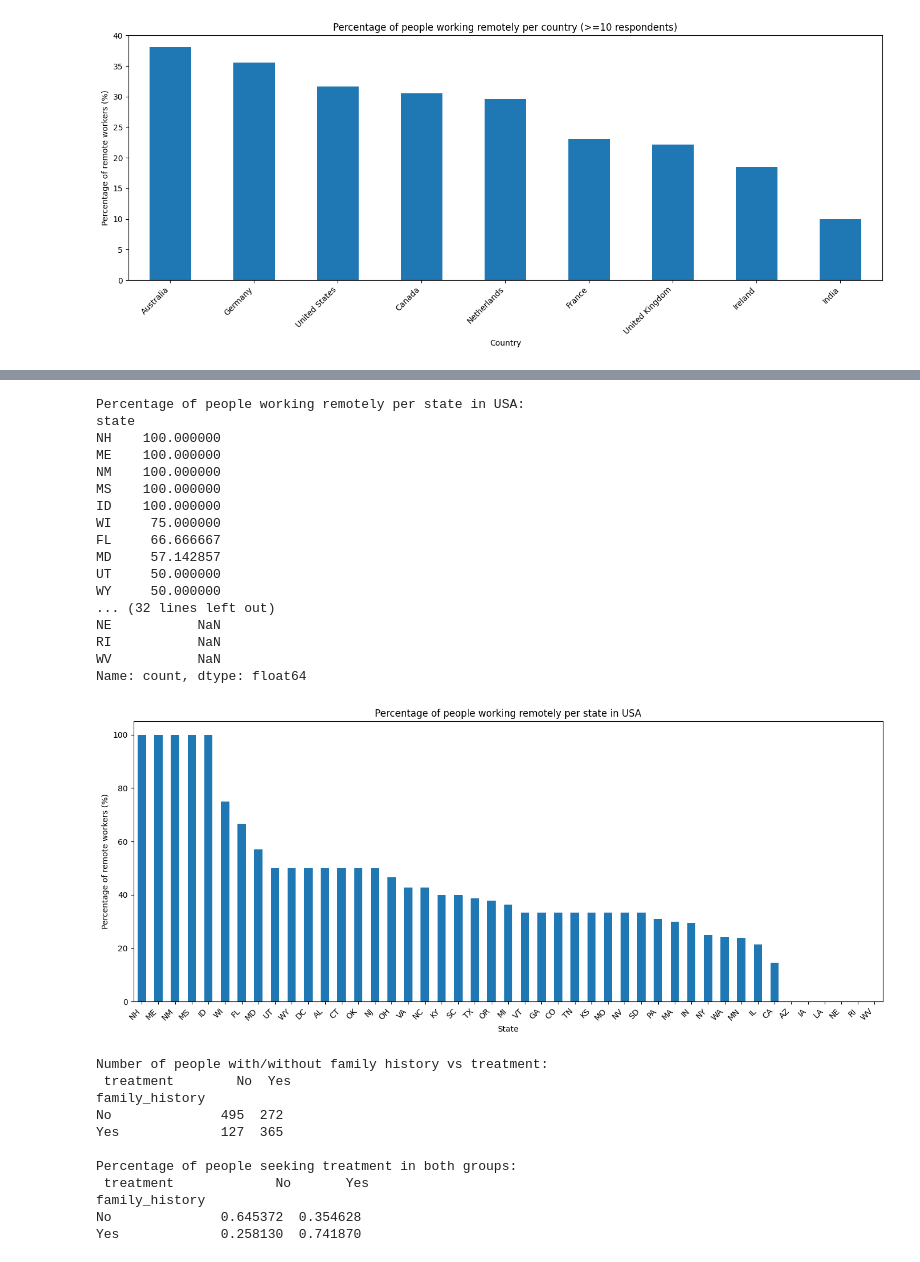
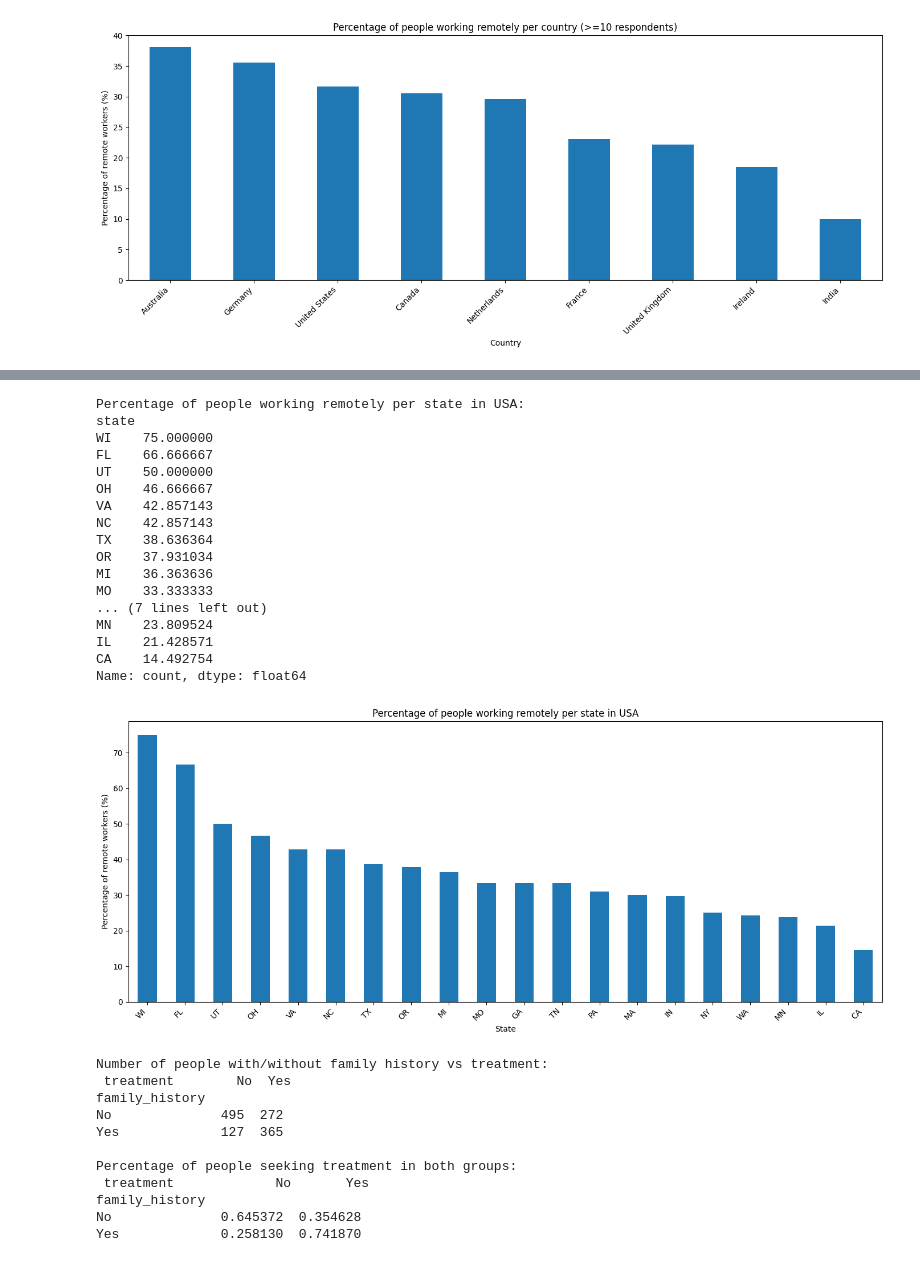
Before and after one commit to janek-j/intro_to_data_analytics, a Jupyter notebook: lab1/advanced/mental_health_exploration.ipynb, the cells around one changed output, grey strips where cells are left out. Cells and saved outputs as stored; diff of their text form; code cells hidden in the pictures.

Commit message:
[ADVANCED_1]: add comments, change logic in processing data respondents (>10 people).

```diff
--- a/lab1/advanced/mental_health_exploration.ipynb
+++ b/lab1/advanced/mental_health_exploration.ipynb
@@ -178,6 +223,11 @@ Name: count, dtype: int64
 # %%
 #Diagnosed people from each state:
-#podzieic przez ilosc ankietowanych z danego stanu
+
 diagnosed_per_state = data[data['treatment'] == 'Yes']['state'].value_counts() #NA means that the state is not applicable (e.g. outside of USA)
-print(f"\nNumber of people that have been diagnosed with a mental health disorder per state: \n{diagnosed_per_state}")
+
+total_per_state = data['state'].value_counts()
+valid_states = total_per_state[total_per_state >= 10].index
+
+percent_diagnosed_per_state = (diagnosed_per_state / total_per_state[valid_states] * 100).round(2).dropna().sort_values(ascending=False)
+print(f"\n% of people that have been diagnosed with a mental health disorder per state: \n{percent_diagnosed_per_state}")
 # %% [output]
@@ -269,37 +324,38 @@ We should consider working there!
 # %%
 # Percentage of people working remotely per state in USA
 remote_work_per_state = data[(data['Country'] == 'United States')]['state'].value_counts()
 remote_workers_per_state = data[(data['remote_work'] == 'Yes') & (data['Country'] == 'United States')]['state'].value_counts()
-percentage_remote = (remote_workers_per_state / remote_work_per_state * 100).sort_values(ascending=False)
+
+percentage_remote = (remote_workers_per_state / remote_work_per_state[valid_states] * 100).sort_values(ascending=False).dropna()
 print(f"\nPercentage of people working remotely per state in USA: \n{percentage_remote}")
 # Plot
 plt.figure(figsize=(14,6))
 ax = percentage_remote.plot(kind='bar', title='Percentage of people working remotely per state in USA')
 ax.set_xlabel('State')
 ax.set_ylabel('Percentage of remote workers (%)')
 plt.xticks(rotation=45, ha='right') # Align and rotate x labels for better visibility
 plt.tight_layout()
 plt.show()
 # This bar chart shows the percentage of remote workers in each US state, relative to all survey respondents from that state.
 # %% [output]
 Percentage of people working remotely per state in USA:
 state
-NH    100.000000
-ME    100.000000
-NM    100.000000
-MS    100.000000
-ID    100.000000
-WI     75.000000
-FL     66.666667
-MD     57.142857
-UT     50.000000
-WY     50.000000
-... (32 lines left out)
-NE           NaN
-RI           NaN
-WV           NaN
+WI    75.000000
+FL    66.666667
+UT    50.000000
+OH    46.666667
+VA    42.857143
+NC    42.857143
+TX    38.636364
+OR    37.931034
+MI    36.363636
+MO    33.333333
+... (7 lines left out)
+MN    23.809524
+IL    21.428571
+CA    14.492754
 Name: count, dtype: float64
-[figure, old version]
+[figure, new version]
 # %%
 #Do people with a family history of mental illness seek treatment more often?
 
```
Also changed, not shown: parts of 17 cells of this notebook.
